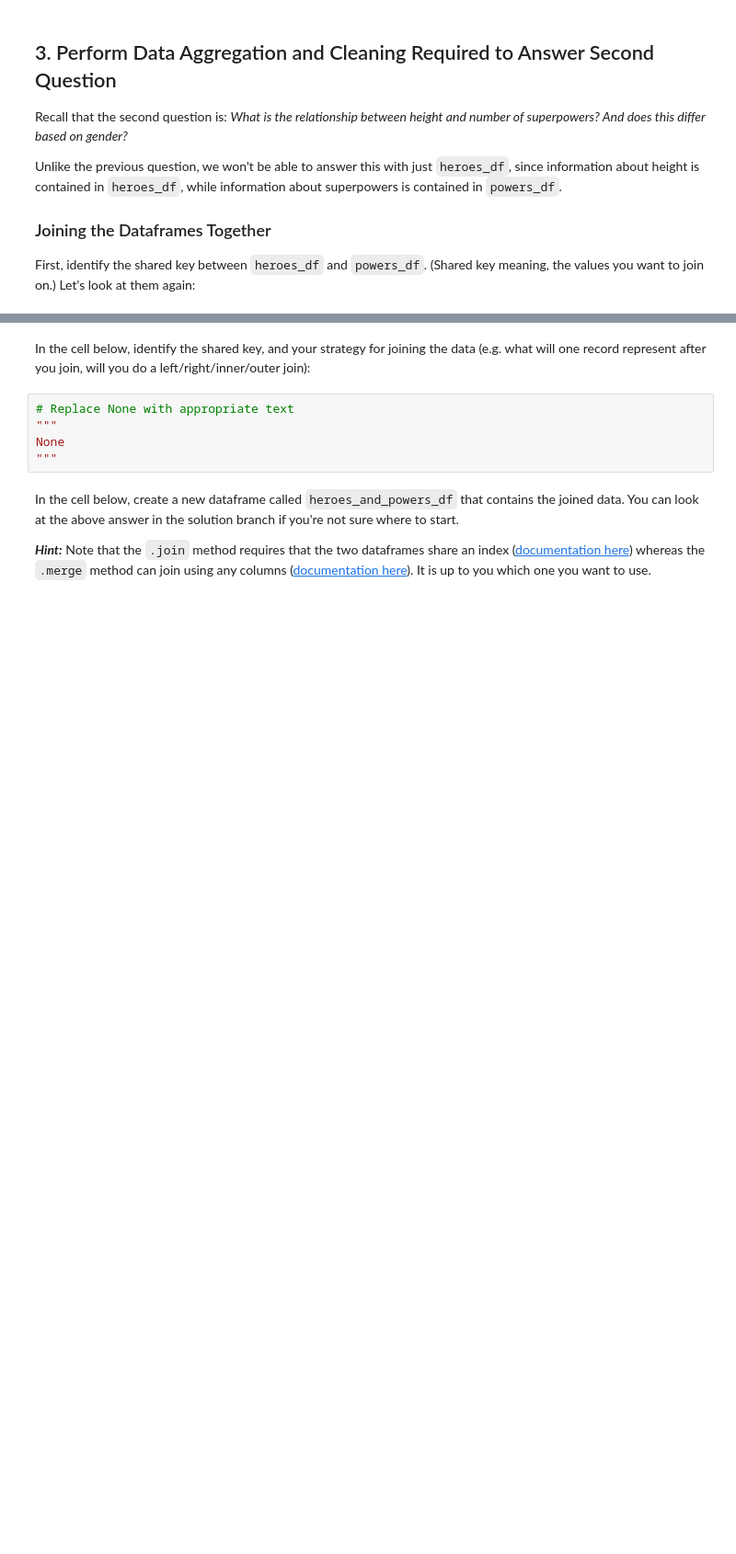
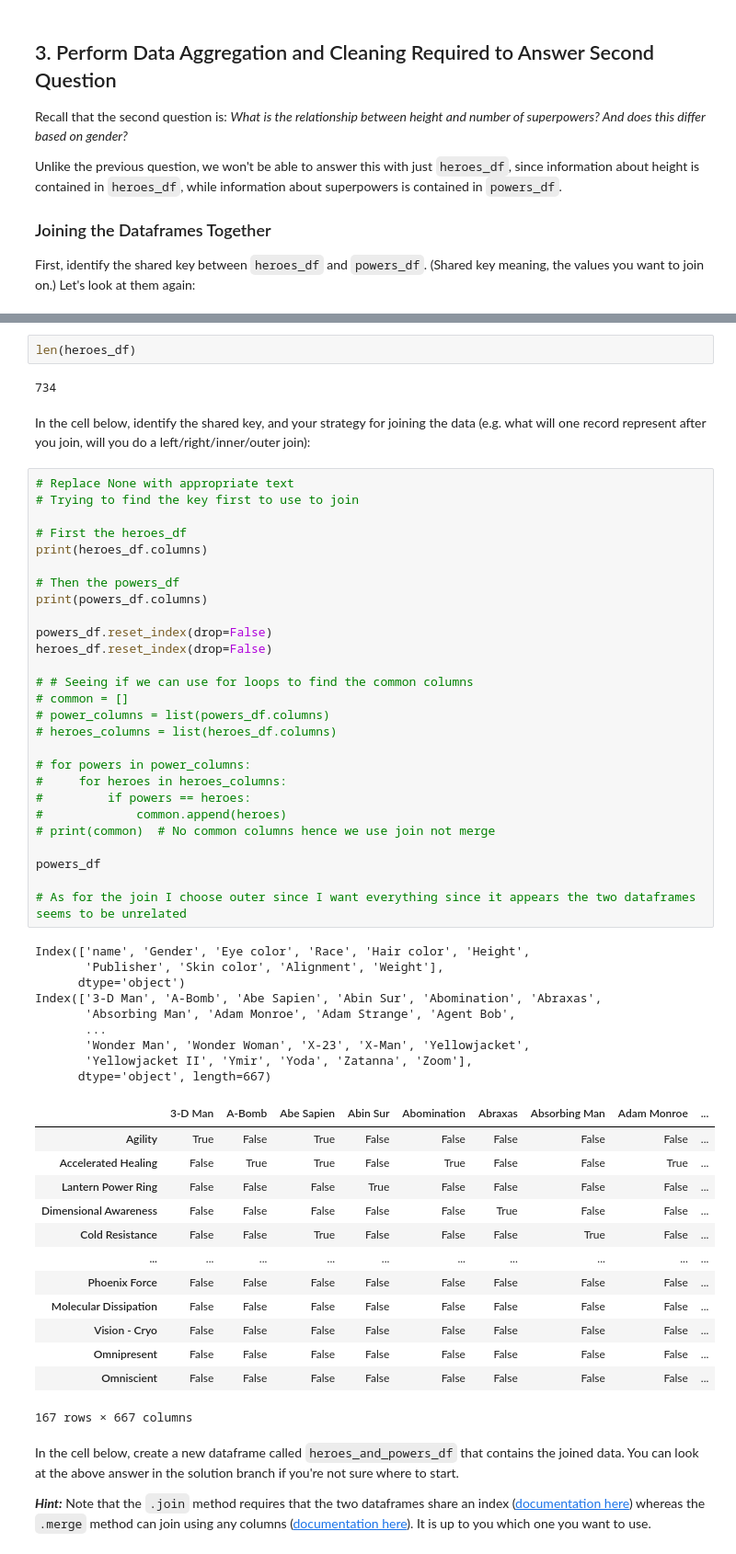
Before and after one commit to DennisWainaina/dsc-pandas-data-cleaning-lab, a Jupyter notebook: index.ipynb, the cells around one changed output, grey strips where cells are left out. Shown at 92% size. Drawn from its saved outputs; the diff is of its cells as text; blank space fills up the shorter version.

```diff
--- a/index.ipynb
+++ b/index.ipynb
@@ -300,10 +546,59 @@ powers_df
+# %%
+len(heroes_df)
+# %% [output]
+734
 # %% [markdown]
 In the cell below, identify the shared key, and your strategy for joining the data (e.g. what will one record represent after you join, will you do a left/right/inner/outer join):
-# %%
-# Replace None with appropriate text
-"""
-None
-"""
+# %%
+# Replace None with appropriate text
+# Trying to find the key first to use to join
+
+# First the heroes_df
+print(heroes_df.columns)
+
+# Then the powers_df
+print(powers_df.columns)
+
+powers_df.reset_index(drop=False)
+heroes_df.reset_index(drop=False)
+
+# # Seeing if we can use for loops to find the common columns
+# common = []
+# power_columns = list(powers_df.columns)
+# heroes_columns = list(heroes_df.columns)
+
+# for powers in power_columns:
+#     for heroes in heroes_columns:
+#         if powers == heroes:
+#             common.append(heroes)
+# print(common)  # No common columns hence we use join not merge
+
+powers_df
+
+# As for the join I choose outer since I want everything since it appears the two dataframes seems to be unrelated
+# %% [output]
+Index(['name', 'Gender', 'Eye color', 'Race', 'Hair color', 'Height',
+       'Publisher', 'Skin color', 'Alignment', 'Weight'],
+      dtype='object')
+Index(['3-D Man', 'A-Bomb', 'Abe Sapien', 'Abin Sur', 'Abomination', 'Abraxas',
+       'Absorbing Man', 'Adam Monroe', 'Adam Strange', 'Agent Bob',
+       ...
+       'Wonder Man', 'Wonder Woman', 'X-23', 'X-Man', 'Yellowjacket',
+       'Yellowjacket II', 'Ymir', 'Yoda', 'Zatanna', 'Zoom'],
+      dtype='object', length=667)
+|  | 3-D Man | A-Bomb | Abe Sapien | Abin Sur | Abomination | Abraxas | Absorbing Man | Adam Monroe | ... |
+| Agility | True | False | True | False | False | False | False | False | ... |
+| Accelerated Healing | False | True | True | False | True | False | False | True | ... |
+| Lantern Power Ring | False | False | False | True | False | False | False | False | ... |
+| Dimensional Awareness | False | False | False | False | False | True | False | False | ... |
+| Cold Resistance | False | False | True | False | False | False | True | False | ... |
+| ... | ... | ... | ... | ... | ... | ... | ... | ... | ... |
+| Phoenix Force | False | False | False | False | False | False | False | False | ... |
+| Molecular Dissipation | False | False | False | False | False | False | False | False | ... |
+| Vision - Cryo | False | False | False | False | False | False | False | False | ... |
+| Omnipresent | False | False | False | False | False | False | False | False | ... |
+| Omniscient | False | False | False | False | False | False | False | False | ... |
+167 rows × 667 columns
 # %% [markdown]
 In the cell below, create a new dataframe called `heroes_and_powers_df` that contains the joined data. You can look at the above answer in the solution branch if you're not sure where to start.
 
```
Also changed, not shown: parts of 27 cells of this notebook.
